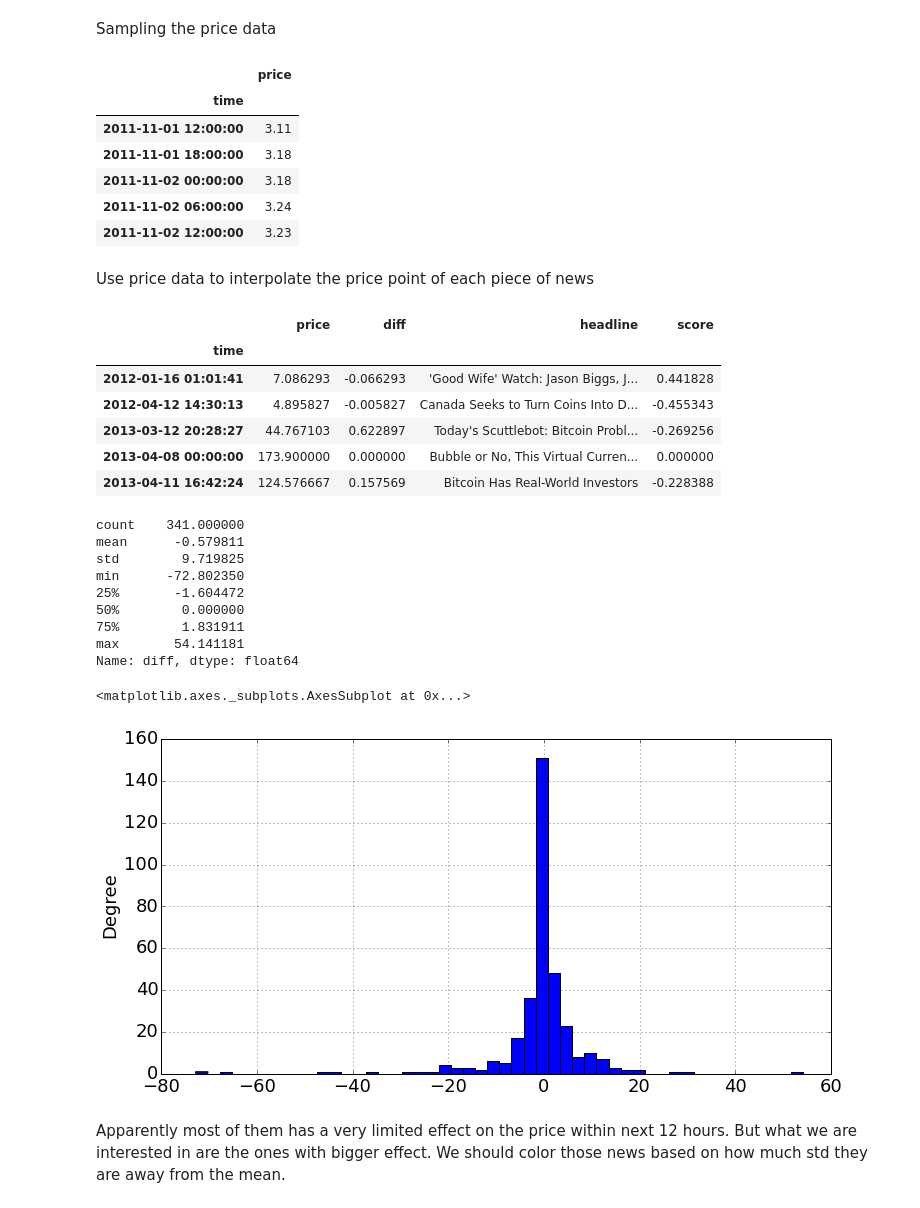
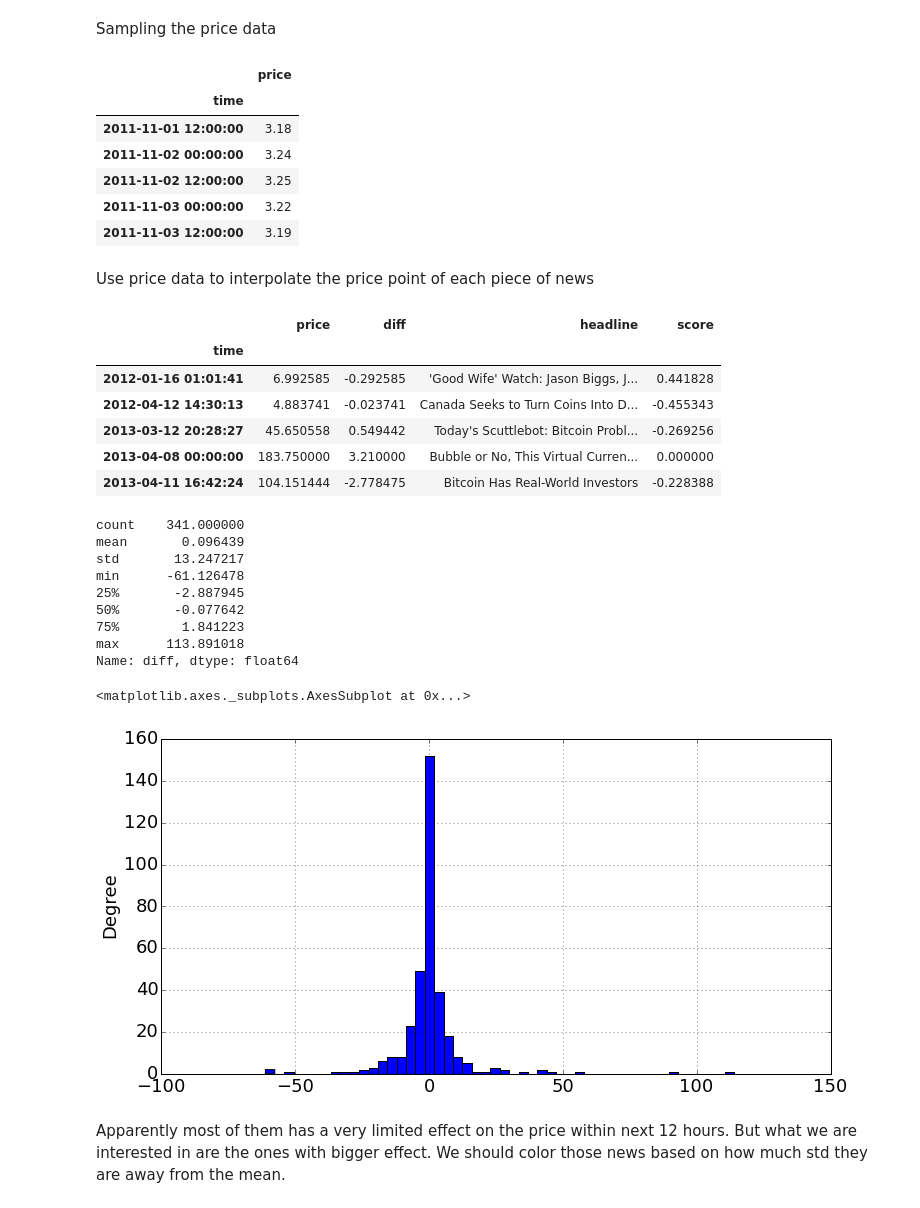
Before and after one commit to yyl/btc-price-analysis, a Jupyter notebook: notes/news_price.ipynb, the cells around one changed output. Cells and saved outputs as stored; diff of their text form; code cells hidden in the pictures.

```diff
--- a/notes/news_price.ipynb
+++ b/notes/news_price.ipynb
@@ -74,17 +84,17 @@ raw_price.head()
 # %% [markdown]
 Sampling the price data
 # %%
-price_data = pd.DataFrame(raw_price.resample('6h', how='ohlc').ix[:, 3])
+price_data = pd.DataFrame(raw_price.resample('12h', how='ohlc').ix[:, 3])
 price_data.columns = ['price']
 price_data.head()
 # %% [output]
 |  | price |
 | time |  |
-| 2011-11-01 12:00:00 | 3.11 |
-| 2011-11-01 18:00:00 | 3.18 |
-| 2011-11-02 00:00:00 | 3.18 |
-| 2011-11-02 06:00:00 | 3.24 |
-| 2011-11-02 12:00:00 | 3.23 |
+| 2011-11-01 12:00:00 | 3.18 |
+| 2011-11-02 00:00:00 | 3.24 |
+| 2011-11-02 12:00:00 | 3.25 |
+| 2011-11-03 00:00:00 | 3.22 |
+| 2011-11-03 12:00:00 | 3.19 |
 # %% [markdown]
 Use price data to interpolate the price point of each piece of news
 # %%
@@ -99,28 +109,28 @@ news_price.head()
 # %% [output]
 |  | price | diff | headline | score |
 | time |  |  |  |  |
-| 2012-01-16 01:01:41 | 7.086293 | -0.066293 | 'Good Wife' Watch: Jason Biggs, J... | 0.441828 |
-| 2012-04-12 14:30:13 | 4.895827 | -0.005827 | Canada Seeks to Turn Coins Into D... | -0.455343 |
-| 2013-03-12 20:28:27 | 44.767103 | 0.622897 | Today's Scuttlebot: Bitcoin Probl... | -0.269256 |
-| 2013-04-08 00:00:00 | 173.900000 | 0.000000 | Bubble or No, This Virtual Curren... | 0.000000 |
-| 2013-04-11 16:42:24 | 124.576667 | 0.157569 | Bitcoin Has Real-World Investors | -0.228388 |
+| 2012-01-16 01:01:41 | 6.992585 | -0.292585 | 'Good Wife' Watch: Jason Biggs, J... | 0.441828 |
+| 2012-04-12 14:30:13 | 4.883741 | -0.023741 | Canada Seeks to Turn Coins Into D... | -0.455343 |
+| 2013-03-12 20:28:27 | 45.650558 | 0.549442 | Today's Scuttlebot: Bitcoin Probl... | -0.269256 |
+| 2013-04-08 00:00:00 | 183.750000 | 3.210000 | Bubble or No, This Virtual Curren... | 0.000000 |
+| 2013-04-11 16:42:24 | 104.151444 | -2.778475 | Bitcoin Has Real-World Investors | -0.228388 |
 # %%
 news_price['diff'].describe()
 # %% [output]
 count    341.000000
-mean      -0.579811
-std        9.719825
-min      -72.802350
-25%       -1.604472
-50%        0.000000
-75%        1.831911
-max       54.141181
+mean       0.096439
+std       13.247217
+min      -61.126478
+25%       -2.887945
+50%       -0.077642
+75%        1.841223
+max      113.891018
 Name: diff, dtype: float64
 # %%
 news_price['diff'].plot(kind='hist', bins=50)
 # %% [output]
 <matplotlib.axes._subplots.AxesSubplot at 0x...>
-[figure, old version]
+[figure, new version]
 # %% [markdown]
 Apparently most of them has a very limited effect on the price within next 12 hours. But what we are interested in are the ones with bigger effect. We should color those news based on how much std they are away from the mean.
 # %%
```
Also changed, not shown: parts of 7 cells of this notebook, 3 other files.
